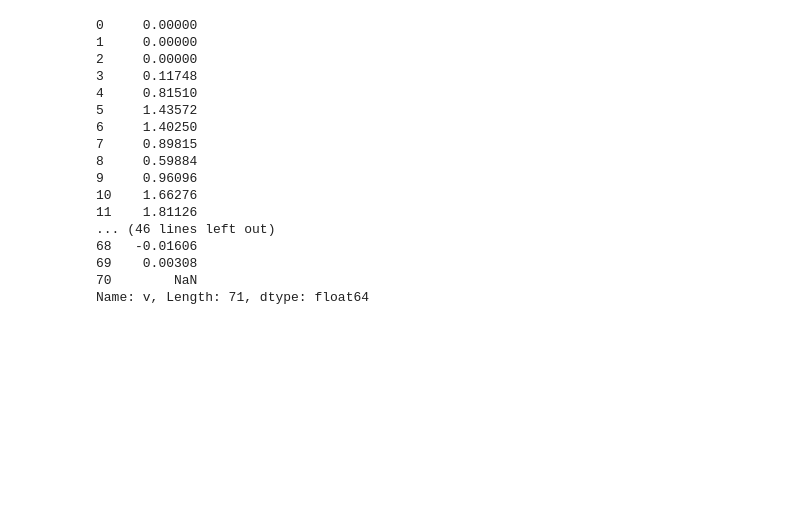
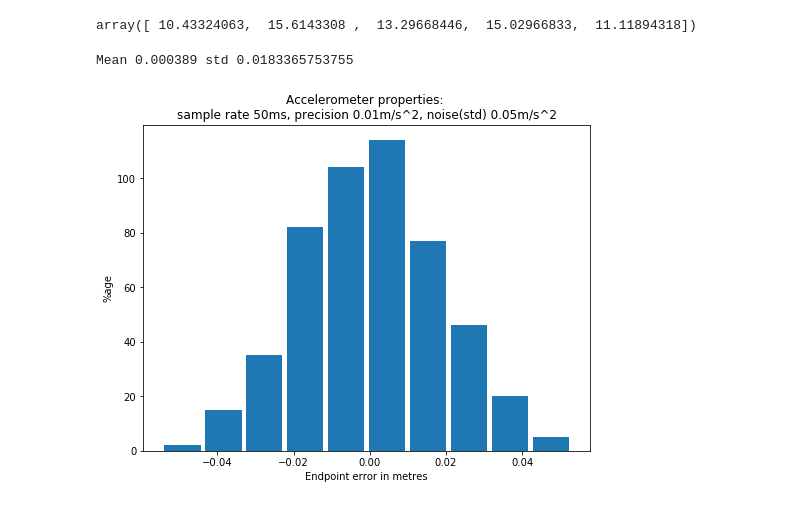
Before and after one commit to BeckaLawson/FootClearanceEstimation, a Jupyter notebook: notebooks/GenerateSimulateMotion.ipynb, the cells around one changed output. Saved outputs shown, nothing was run; the diff lists cells and outputs as text; code cells hidden in the pictures; blank space fills up the shorter version.

```diff
--- a/notebooks/GenerateSimulateMotion.ipynb
+++ b/notebooks/GenerateSimulateMotion.ipynb
@@ -57,20 +114,27 @@ for startsample in range(10, 210, 2):
-# %%
-sacc.v
-# %% [output]
-0     0.00000
-1     0.00000
-2     0.00000
-3     0.11748
-4     0.81510
-5     1.43572
-6     1.40250
-7     0.89815
-8     0.59884
-9     0.96096
-10    1.66276
-11    1.81126
-... (46 lines left out)
-68   -0.01606
-69    0.00308
-70        NaN
-Name: v, Length: 71, dtype: float64
+# %%
+numpy.random.uniform(10, 20, 5)
+# %% [output]
+array([ 10.43324063,  15.6143308 ,  13.29668446,  15.02966833,  11.11894318])
+# %%
+plt.figure(figsize=(8,6))
+subsamplerate = 500
+noisestd = 0.05
+precision = 0.01
+def getxends(subsamplerate, noisestd, precision, nsamples):
+    xends = [ ]
+    for startsample in numpy.random.uniform(0, subsamplerate, nsamples):
+        sacc = samplecurve(subsamplerate=subsamplerate, startsample=int(startsample), noisestd=noisestd, precision=precision)
+        sacc["v"] = (sacc.a*sacc.t.diff().shift(-1)).cumsum()
+        sacc["x"] = (sacc.v*sacc.t.diff().shift(-1)).cumsum()
+        xends.append(sacc.x.iloc[-2])
+    return numpy.array(xends)
+
+xends = getxends(subsamplerate, noisestd, precision, 500)
+plt.hist(xends, rwidth=0.9)
+plt.title("Accelerometer properties: \nsample rate %dms, precision %.02fm/s^2, noise(std) %0.02fm/s^2" % (int(0.1*subsamplerate), precision, noisestd))
+plt.ylabel("%age")
+plt.xlabel("Endpoint error in metres");
+print("Mean", xends.mean(), "std", xends.std())
+# %% [output]
+Mean 0.000389 std 0.0183365753755
+[figure, added]
```
Also changed, not shown: parts of 13 cells of this notebook, 3 other files.
